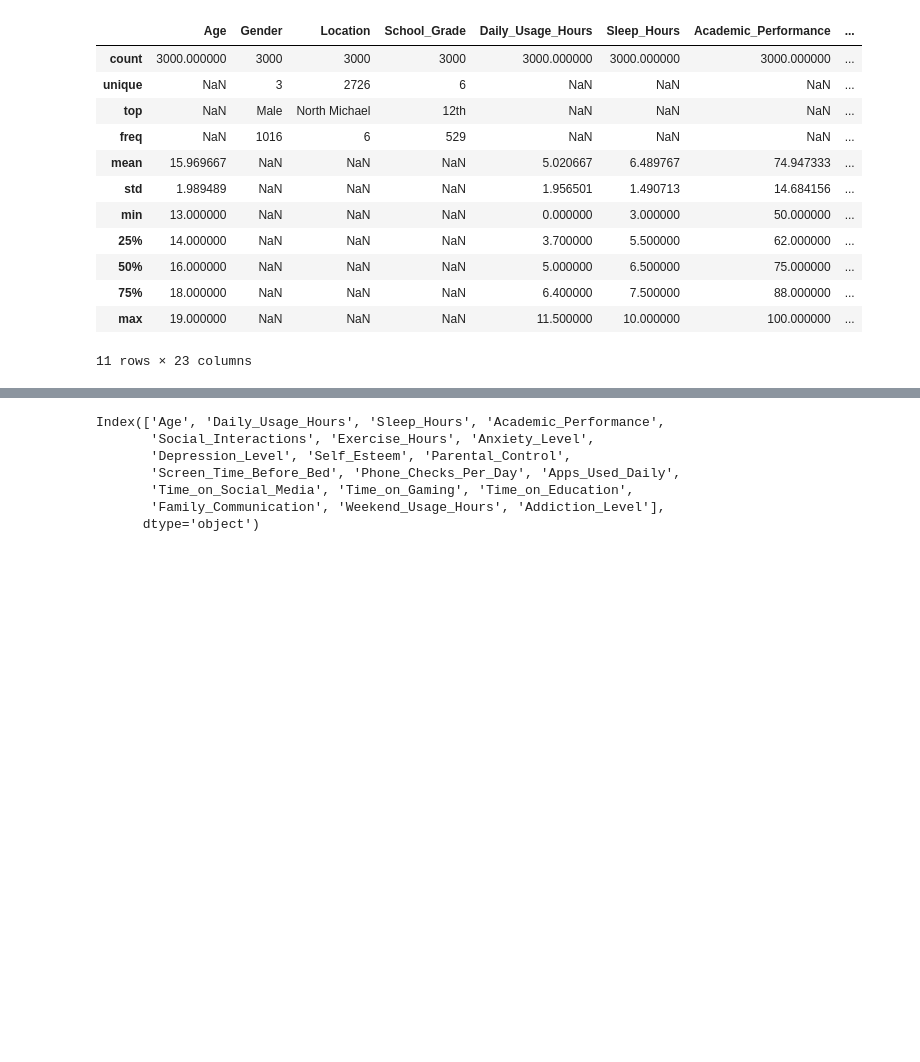
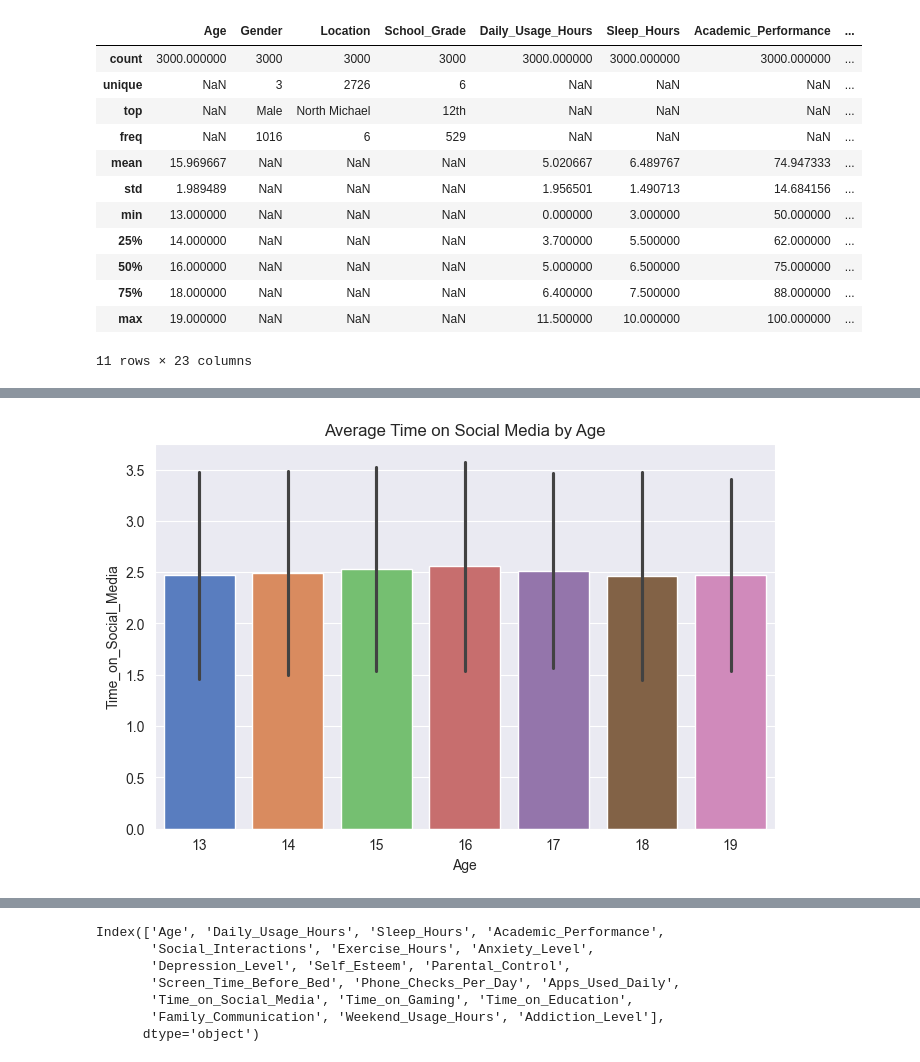
Before and after one commit to somoel/uso_telefono_adolescentes, a Jupyter notebook: notebooks/sample.ipynb, the cells around one changed output, grey strips where cells are left out. Cells and saved outputs as stored; diff of their text form; code cells hidden in the pictures; blank space fills up the shorter version.

```diff
--- a/notebooks/sample.ipynb
+++ b/notebooks/sample.ipynb
@@ -96,0 +114,16 @@ df.describe(include='all')
+# %%
+#tiempo en redes vs la edad
+plt.figure(figsize=(8,5))
+sns.barplot(
+    data=df,
+    x='Age',
+    y='Time_on_Social_Media',
+    hue='Age',          # requerido para evitar el warning del palette
+    errorbar='sd',      # reemplaza ci='sd'
+    palette='muted',
+    legend=False        # oculta la leyenda duplicada
+)
+plt.title('Average Time on Social Media by Age')
+plt.show()
+# %% [output]
+[figure, added]
```
Also changed, not shown: parts of 36 cells of this notebook.
